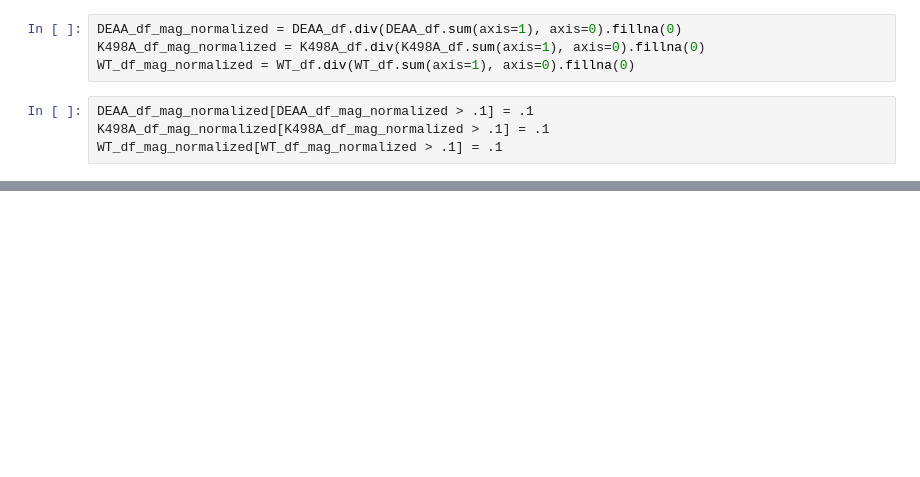
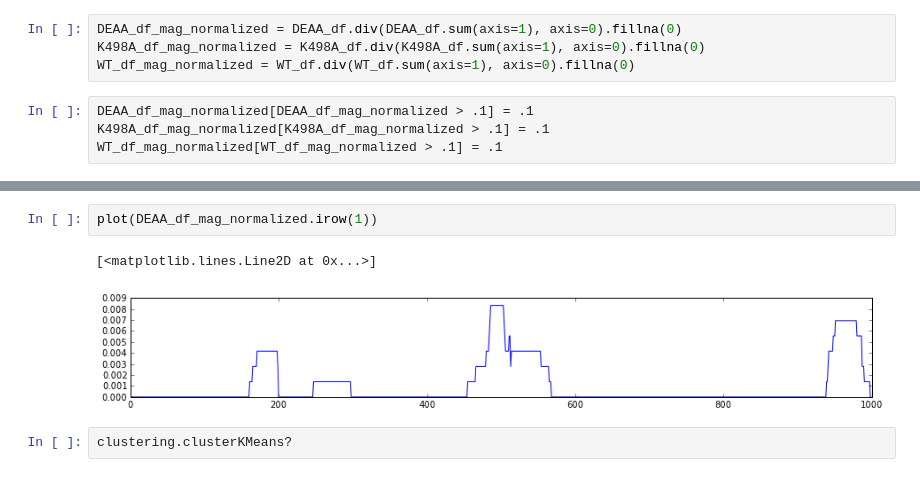
Before and after one commit to gpratt/iPython_Notebook, a Jupyter notebook: UPF1_Read_Distributions.ipynb, the cells around one changed output, grey strips where cells are left out. Drawn from its saved outputs; the diff is of its cells as text; blank space fills up the shorter version.

```diff
--- a/UPF1_Read_Distributions.ipynb
+++ b/UPF1_Read_Distributions.ipynb
@@ -286,3 +380,10 @@ len(deaa_cluster[0]
+# %%
+plot(DEAA_df_mag_normalized.irow(1))
+# %% [output]
+[<matplotlib.lines.Line2D at 0x...>]
+[figure, added]
+# %%
+clustering.clusterKMeans?
 # %%
 deaa_cluster = clustering.clusterKMeans(np.array(DEAA_df_mag_normalized), DEAA_df_mag_normalized.index, DEAA_df_mag_normalized.columns, doOLO=False, clusterCols=False, k=16)
 # %% [output]
```
Also changed, not shown: parts of 53 cells of this notebook, 1 other file.
